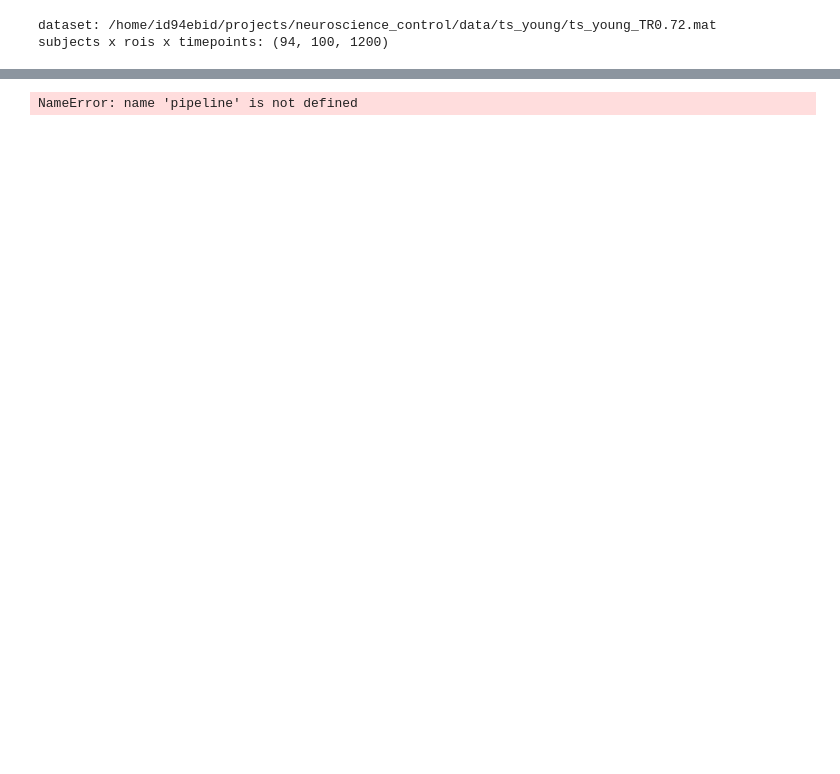
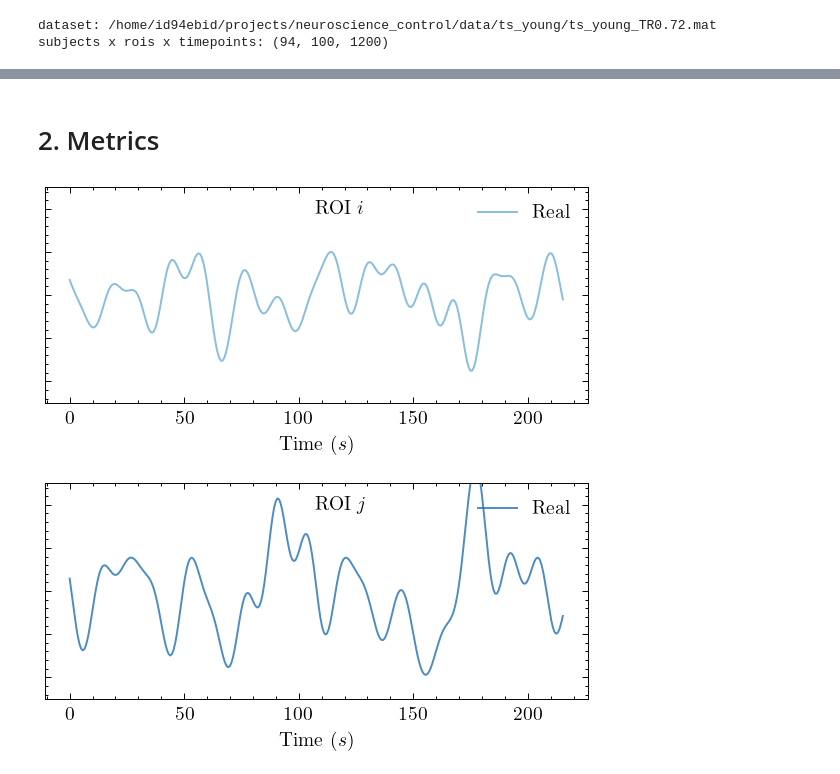
Before and after one commit to dani2442/neuroscience_control, a Jupyter notebook: examples/pipeline_visualization.ipynb, the cells around one changed output, grey strips where cells are left out. Saved outputs shown, nothing was run; the diff lists cells and outputs as text; code cells hidden in the pictures; blank space fills up the shorter version.

```diff
--- a/examples/pipeline_visualization.ipynb
+++ b/examples/pipeline_visualization.ipynb
@@ -115,7 +113,7 @@ colors = cmap(np.linspace(0.5, 1, len(roi_indices)))
 
 for i, roi in enumerate(roi_indices):
     fig, ax = plt.subplots(figsize=(h, h))
-    plt.plot(analytic[i].real, analytic[i].imag, label=f"ROI {roi+1}", alpha=0.8, color=colors[i])
+    plt.plot(analytic[i].real, analytic[roi].imag, label=f"ROI {roi+1}", alpha=0.8, color=colors[i])
     #ax.set_title(f"Subject {pipeline.subject_index}, ROI {roi}")
     ax.set_yticklabels([]); ax.set_xticklabels([])
     ax.set_xticks([-2, -1, 0, 1, 2]); ax.set_yticks([-2, -1, 0, 1, 2])
@@ -161,9 +159,10 @@ from mpl_toolkits.mplot3d.axes3d import Axes3D
 id = 0
 fig = plt.figure(figsize=(int(3*w), int(w)))
 ax = fig.add_subplot(111, projection='3d')
-ax.plot(time, analytic[id].real, analytic[id].imag, linewidth=1.5, label=f"ROI {roi_indices[id]+1}", alpha=1.0, color=colors[id])
-ax.plot(time, v_lim, analytic[id].imag, alpha=0.5, color=colors[id], linestyle='--') # for setting the zlim
-ax.plot(time, analytic[id].real, -v_lim, alpha=0.5, color=colors[id], linestyle='--') # for setting the zlim
+ax.plot(time, analytic[id].real, analytic[id].imag, linewidth=1.5, alpha=1.0, color="purple", linestyle='solid')
+ax.set_title(f"ROI {roi_indices[id]+1}", y=0.95)
+ax.plot(time, v_lim, analytic[id].imag, alpha=0.5, color=colors[id], linestyle='--', label="Imag") # for setting the zlim
+ax.plot(time, analytic[id].real, -v_lim, alpha=0.5, color=colors[id], linestyle='-', label="Real") # for setting the zlim
 # Remove the grid and leave the horizontal lines only
 ax.grid(False)
 ax.set_yticklabels([]); ax.set_zticklabels([])
@@ -209,5 +208,22 @@ plt.savefig(project_root / "paper" / "images" / "representation" / f"analytic_si
-# %%
-fig = plot_signal_pipeline(pipeline)
-plt.show()
-# %% [output]
-NameError: name 'pipeline' is not defined
+# %% [markdown]
+# 2. Metrics
+# %%
+col, row = 33, 68
+# %%
+cmap = plt.cm.Blues
+colors = cmap(np.linspace(0.5, 1, len(roi_indices)))
+
+for i, roi in enumerate([col, row]):
+    fig, ax = plt.subplots(figsize=(w, h))
+    plt.plot(time, filtered[roi], label=f"Real", alpha=0.8, color=colors[i])
+    ax.text(time[-1]//2, v_lim-0.5, f"ROI {['$i$', '$j$'][i]}", va='center', fontsize=10)
+    #ax.set_title(f"Subject {pipeline.subject_index}, ROI {roi}")
+    ax.set_yticklabels([]); #ax.set_yticks([])
+    ax.set_ylim(-v_lim,v_lim)
+    # ax.set_xticks([]); ax.set_xticklabels([])
+    ax.set_xlabel("Time ($s$)")
+    plt.legend(loc="upper right")
+    plt.savefig(project_root / "paper" / "images" / "representation" / f"FC_timeseries_roi{['i','j'][i]}.svg", dpi=100, bbox_inches="tight")
+# %% [output]
+[figure, added]
+[figure, added]
```
Also changed, not shown: parts of 20 cells of this notebook.
